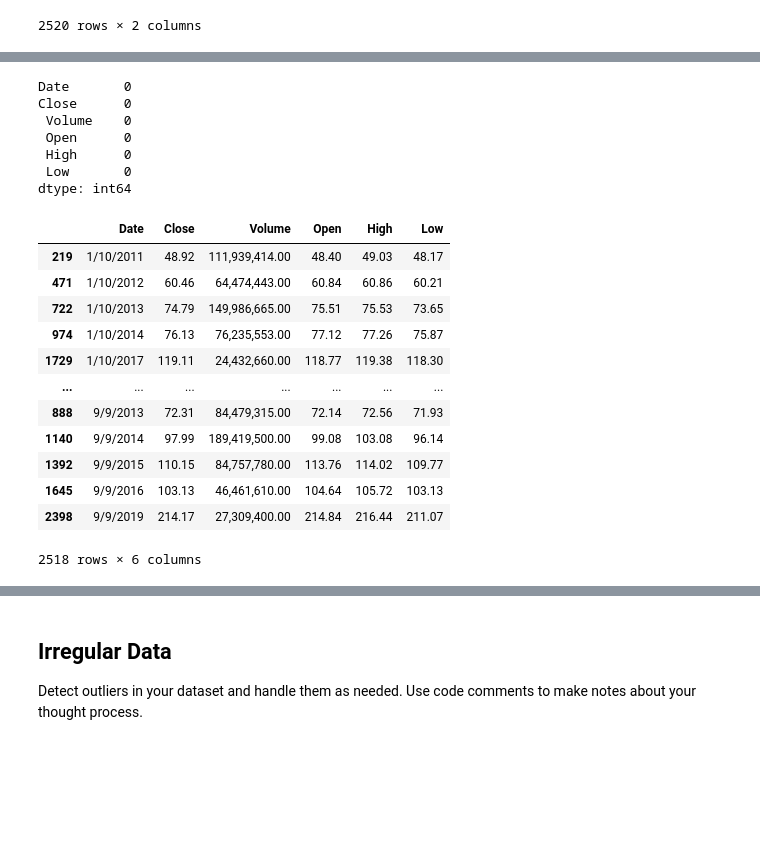
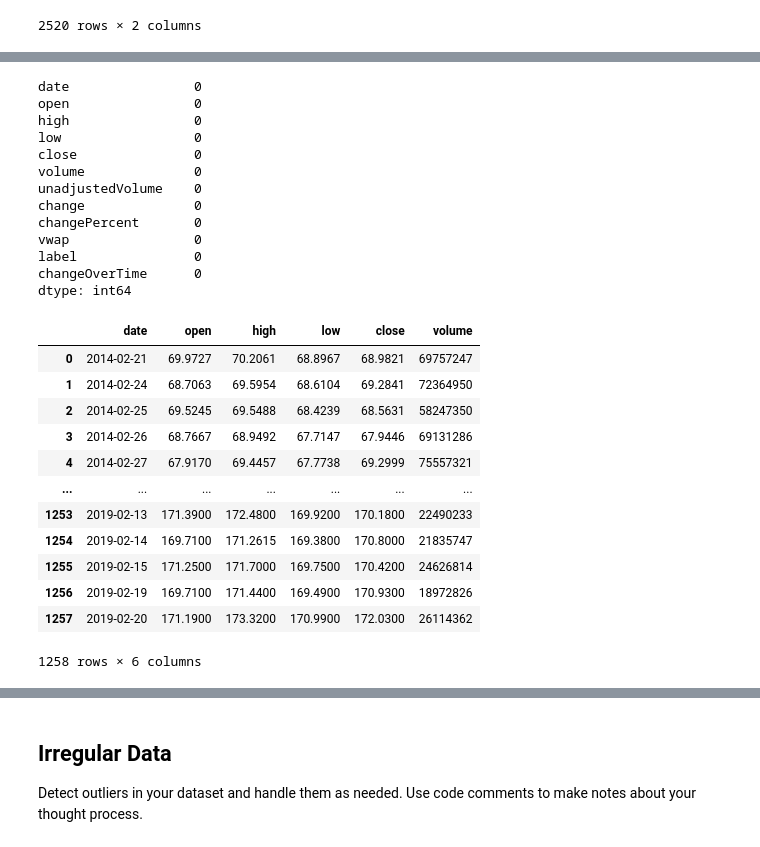
Before and after one commit to shalo888/cleaning-data-checkpoint, a Jupyter notebook: checkpoint-three.ipynb, the cells around one changed output, grey strips where cells are left out. Cells and saved outputs as stored; diff of their text form; code cells hidden in the pictures; blank space fills up the shorter version.

```diff
--- a/checkpoint-three.ipynb
+++ b/checkpoint-three.ipynb
@@ -21,21 +16,29 @@ import numpy as np
 
 #read in dataset giving aliases same as their respective NASDAQ ticker symbol for stocks to compare it with S&P index.
 spy = pd.read_csv("sp500_index.csv")
-amzn = pd.read_csv("Amazon.csv")
-aapl = pd.read_csv("Apple.csv")
-nflx = pd.read_csv("Netflix.csv")
-tsla = pd.read_csv("Tesla.csv")
-meta = pd.read_csv("Facebook.csv")
-msft = pd.read_csv("Microsoft.csv")
+xom = pd.read_csv("xom.csv") # energy Exxon Mobile Corporation
+##exp = pd.read_csv("exp.csv") #material Eagle Materials Inc-
+ba = pd.read_csv("ba.csv") #industrial Boeing Company
+##ato = pd.read_csv("ato.csv") # utilities Atmos Energy Corporation -
+unh = pd.read_csv("unh.csv") # healthcare United healthcare
+jpm = pd.read_csv("jpm.csv") # financial JP Morgan Chase
+hd = pd.read_csv("hd.csv") # consumer discretionary Home depot
+wba = pd.read_csv("wba.csv") # consumer staples walgreens
+aapl = pd.read_csv("aapl.csv") # information technology Apple Inc
+vz = pd.read_csv("vz.csv") #communication servies verizon
+##maa = pd.read_csv("Maa.csv") # Real estate Mid-America Apartment communities  -
+
 
 # Want to see if the dataframe was properly imported and kind of data is stored in each column
 spy.info()
-amzn.info()
+xom.info()
+ba.info()
+unh.info()
+jpm.info()
+hd.info()
+wba.info()
 aapl.info()
-nflx.info()
-tsla.info()
-meta.info()
-msft.info()
+vz.info()
 # %% [output]
 <class 'pandas.core.frame.DataFrame'>
 RangeIndex: 2520 entries, 0 to 2519
@@ -115,27 +306,35 @@ amzn.sort_values(by='Date')
 #checking for missing data
 aapl.isna().sum()
 # %% [output]
-Date       0
-Close      0
- Volume    0
- Open      0
- High      0
- Low       0
+date                0
+open                0
+high                0
+low                 0
+close               0
+volume              0
+unadjustedVolume    0
+change              0
+changePercent       0
+vwap                0
+label               0
+changeOverTime      0
 dtype: int64
 # %%
+# since columns 'unadjustedVolume','change','changePercent','vwap','label','changeOverTime' are not needed we will drop these columns
+aapl.drop(['unadjustedVolume','change','changePercent','vwap','label','changeOverTime'],inplace=True,axis=1)
 #put them in same order of earliest to latest
-aapl.sort_values(by='Date')
+aapl.sort_values(by='date')
 # %% [output]
-|  | Date | Close | Volume | Open | High | Low |
-| 219 | 1/10/2011 | 48.92 | 111,939,414.00 | 48.40 | 49.03 | 48.17 |
-| 471 | 1/10/2012 | 60.46 | 64,474,443.00 | 60.84 | 60.86 | 60.21 |
-| 722 | 1/10/2013 | 74.79 | 149,986,665.00 | 75.51 | 75.53 | 73.65 |
-| 974 | 1/10/2014 | 76.13 | 76,235,553.00 | 77.12 | 77.26 | 75.87 |
-| 1729 | 1/10/2017 | 119.11 | 24,432,660.00 | 118.77 | 119.38 | 118.30 |
+|  | date | open | high | low | close | volume |
+| 0 | 2014-02-21 | 69.9727 | 70.2061 | 68.8967 | 68.9821 | 69757247 |
+| 1 | 2014-02-24 | 68.7063 | 69.5954 | 68.6104 | 69.2841 | 72364950 |
+| 2 | 2014-02-25 | 69.5245 | 69.5488 | 68.4239 | 68.5631 | 58247350 |
+| 3 | 2014-02-26 | 68.7667 | 68.9492 | 67.7147 | 67.9446 | 69131286 |
+| 4 | 2014-02-27 | 67.9170 | 69.4457 | 67.7738 | 69.2999 | 75557321 |
 | ... | ... | ... | ... | ... | ... | ... |
-| 888 | 9/9/2013 | 72.31 | 84,479,315.00 | 72.14 | 72.56 | 71.93 |
-| 1140 | 9/9/2014 | 97.99 | 189,419,500.00 | 99.08 | 103.08 | 96.14 |
-| 1392 | 9/9/2015 | 110.15 | 84,757,780.00 | 113.76 | 114.02 | 109.77 |
-| 1645 | 9/9/2016 | 103.13 | 46,461,610.00 | 104.64 | 105.72 | 103.13 |
-| 2398 | 9/9/2019 | 214.17 | 27,309,400.00 | 214.84 | 216.44 | 211.07 |
+| 1253 | 2019-02-13 | 171.3900 | 172.4800 | 169.9200 | 170.1800 | 22490233 |
+| 1254 | 2019-02-14 | 169.7100 | 171.2615 | 169.3800 | 170.8000 | 21835747 |
+| 1255 | 2019-02-15 | 171.2500 | 171.7000 | 169.7500 | 170.4200 | 24626814 |
+| 1256 | 2019-02-19 | 169.7100 | 171.4400 | 169.4900 | 170.9300 | 18972826 |
+| 1257 | 2019-02-20 | 171.1900 | 173.3200 | 170.9900 | 172.0300 | 26114362 |
-2518 rows × 6 columns
+1258 rows × 6 columns
```
Also changed, not shown: parts of 42 cells of this notebook, 17 other files.
